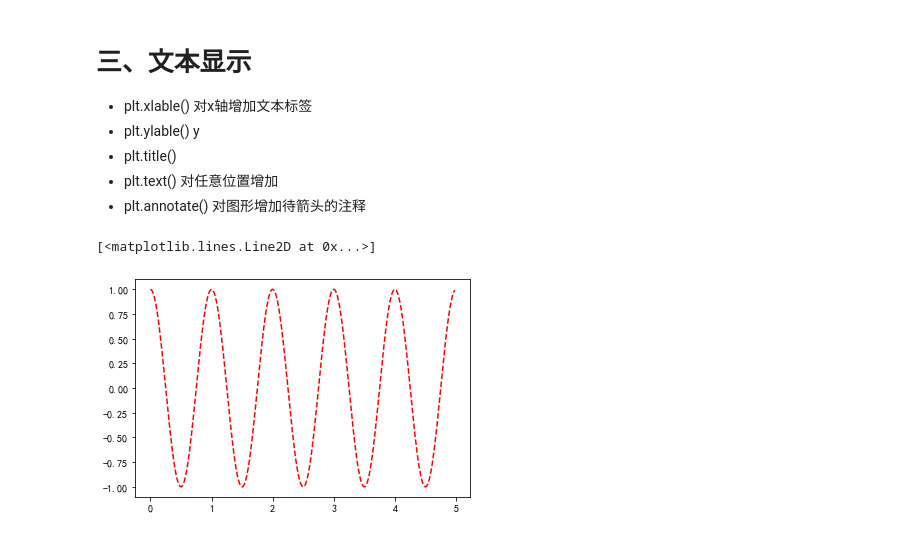
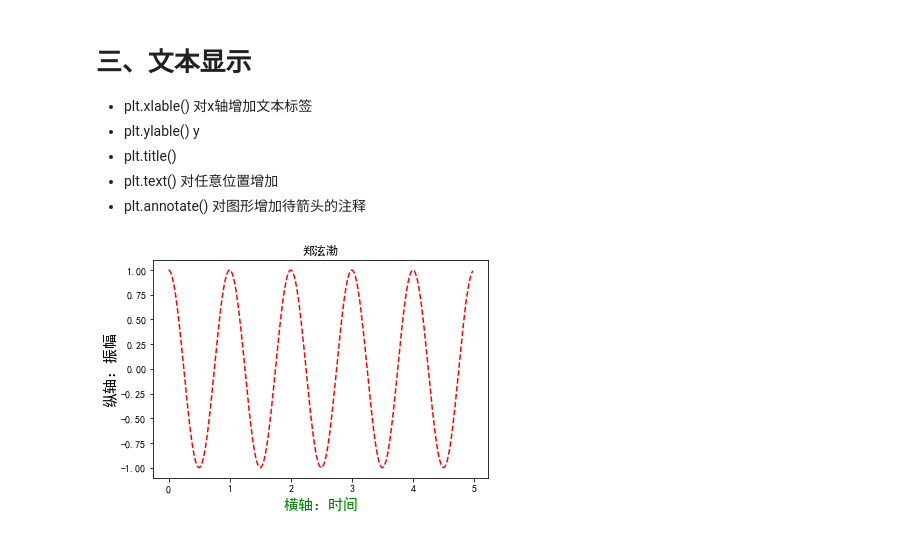
Before and after one commit to waynewjp/data_learn, a Jupyter notebook: matprolib库学习.ipynb, the cells around one changed output. Drawn from its saved outputs; the diff is of its cells as text; code cells hidden in the pictures.

```diff
--- a/matprolib库学习.ipynb
+++ b/matprolib库学习.ipynb
@@ -71,9 +71,12 @@ plt.show()
 # %%
 import numpy as np
 import matplotlib.pyplot as plt
 
 a=np.arange(0.0,5.0,0.02)
 plt.plot(a,np.cos(2*np.pi*a),'r--')
+plt.xlabel('横轴：时间',fontproperties='SimHei',fontsize=15,color='green')
+plt.ylabel('纵轴：振幅',fontproperties='SimHei',fontsize=15)
+plt.title(r'郑泫渤')
+plt.show()
 # %% [output]
-[<matplotlib.lines.Line2D at 0x...>]
-[figure, old version]
+[figure, new version]
```
Also changed, not shown: parts of 2 cells of this notebook, 2 other files.
